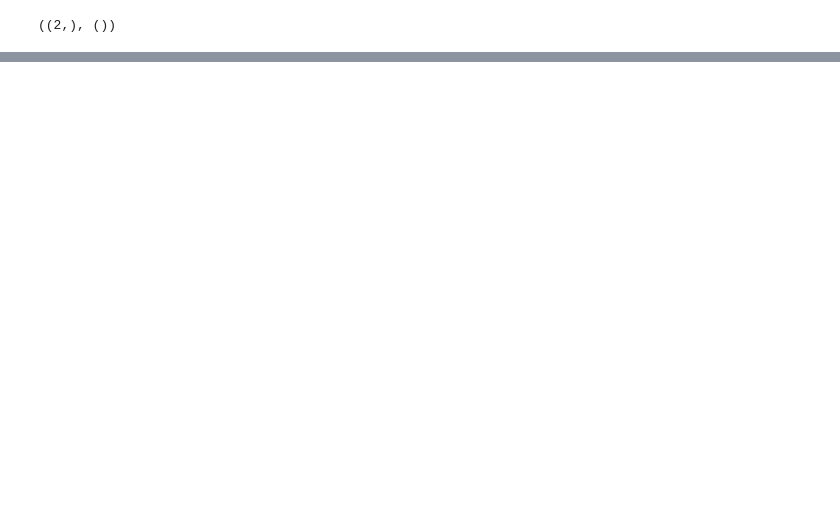
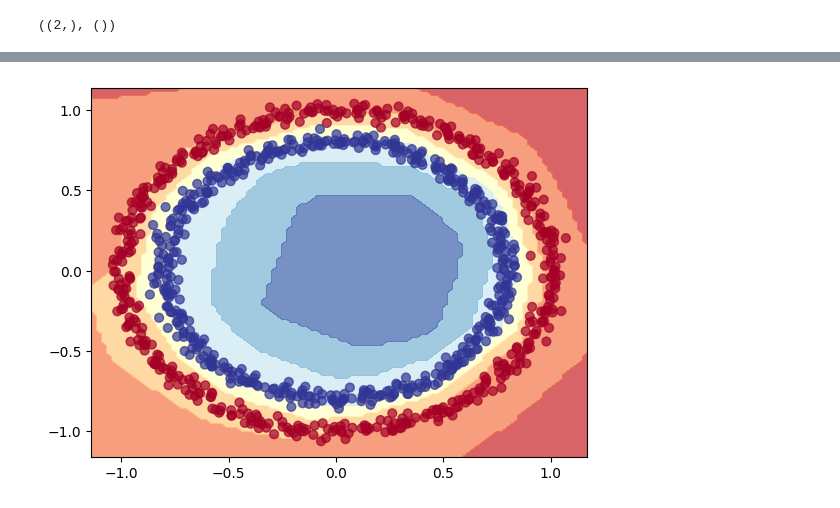
Before and after one commit to Phavour-EBEN/Personal-Deep-Learning-Lessons, a Jupyter notebook: 002_NN_Classification_Tensorflow/002_NN_Classification.ipynb, the cells around one changed output, grey strips where cells are left out. Drawn from its saved outputs; the diff is of its cells as text; code cells hidden in the pictures; blank space fills up the shorter version.

Commit message:
Visualized the model prediction

```diff
--- a/002_NN_Classification_Tensorflow/002_NN_Classification.ipynb
+++ b/002_NN_Classification_Tensorflow/002_NN_Classification.ipynb
@@ -48,0 +107,31 @@ model = tf.
+# %%
+import matplotlib.pyplot as plt
+import numpy as np
+def plot_deci_boundary(model, features, Labels):
+    # define the boundary axes
+    x_min, x_max = features[:,0].min()-0.1, features[:,0].max()+0.1
+    y_min, y_max = features[:,1].min() -0.1, features[:,1].max()+0.1
+
+    xx, yy = np.meshgrid(np.linspace(x_min, x_max, 100),
+                         np.linspace(y_min, y_max, 100))
+
+    # creaye x values to make prediction on
+    x_in = np.c_[xx.ravel(), yy.ravel()]
+
+    # make_prediction
+    y_pred = model.predict(x_in)
+
+    if len(y_pred[0]) > 1:
+        print("Doing multiclass classification")
+        y_pred = np.argmax(y_pred, axis = 1).reshape(xx.shape)
+    else:
+        print('Doing binary classifiction')
+        y_pred = np.round(y_pred).reshape(xx.shape)
+
+    plt.contourf(xx, yy, y_pred, cmap = plt.cm.RdYlBu, alpha = 0.7)
+    plt.scatter(features[:,0], features[:,1], c=Labels,s =40,  cmap = plt.cm.RdYlBu, alpha = 0.7)
+    plt.xlim(xx.min(), xx.max())
+    plt.ylim(yy.min(), yy.max())
+# %%
+plot_deci_boundary(model, features, Labels)
+# %% [output]
@@ -48,0 +140 @@ model = tf.
+[figure, added]
```
Also changed, not shown: parts of 11 cells of this notebook.
